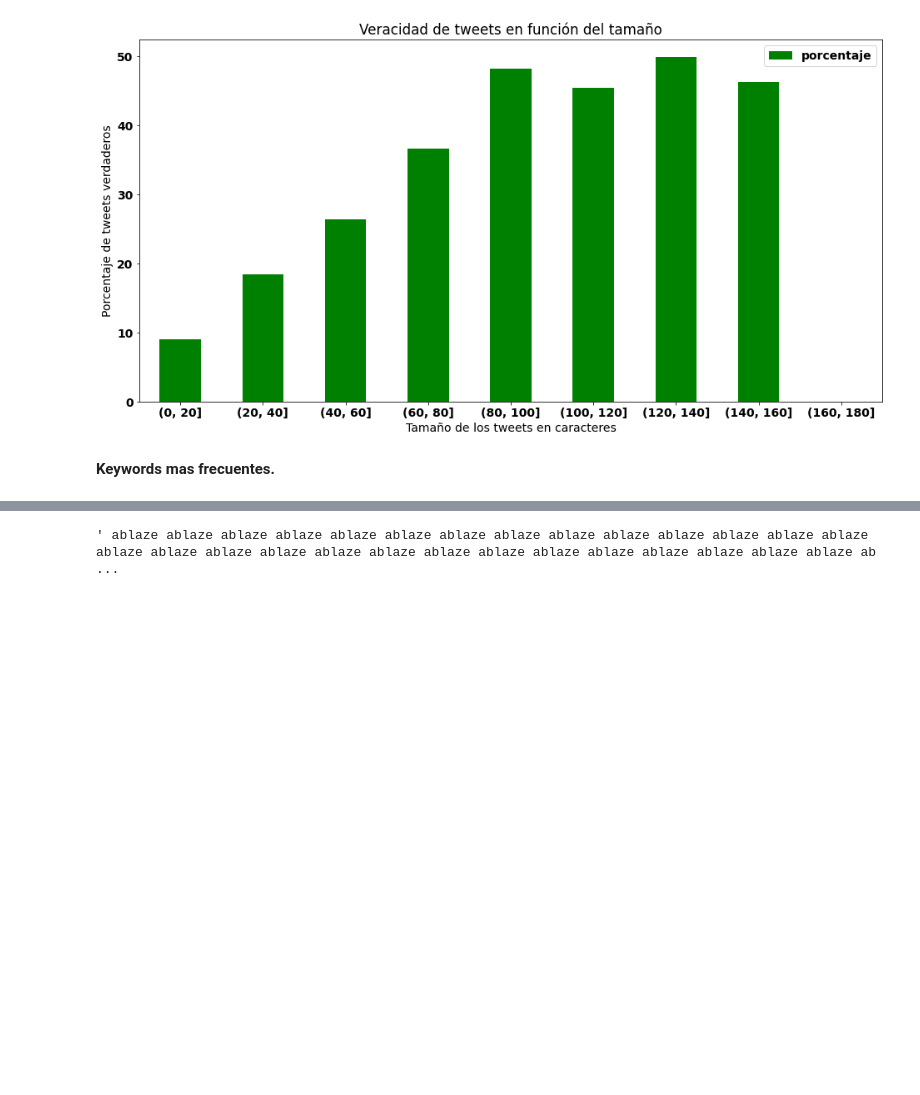
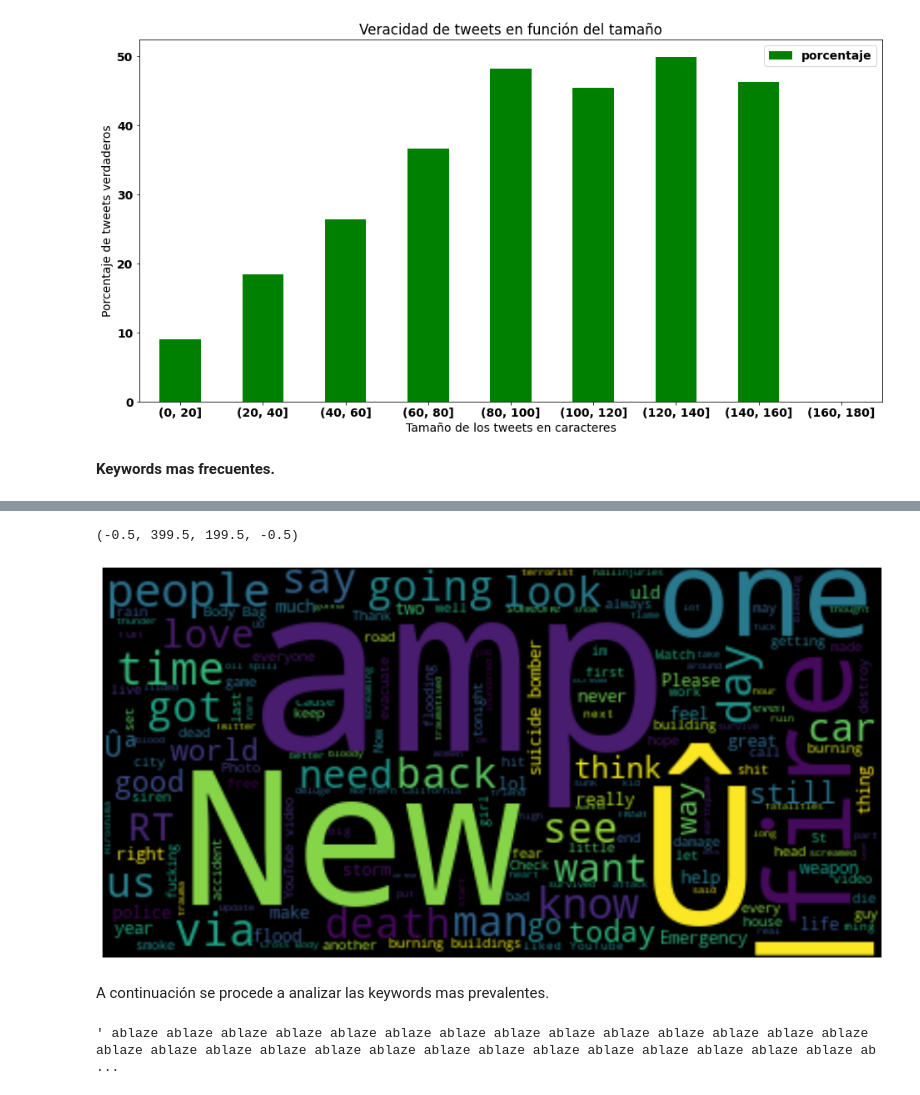
Before and after one commit to JulioCastillo1/TP1-Datos, a Jupyter notebook: TP1-Datos.ipynb, the cells around one changed output, grey strips where cells are left out. Drawn from its saved outputs; the diff is of its cells as text; code cells hidden in the pictures; blank space fills up the shorter version.

```diff
--- a/TP1-Datos.ipynb
+++ b/TP1-Datos.ipynb
@@ -182,3 +186,20 @@ Se procede a realizar la visualización teniendo en cuenta solamente las keyword
+# %%
+stopwordsList = stopwords.words('english')
+# %%
+cleaned = ' '.join([word for word in strings.split() if word not in stopwordsList])
+cleaned = cleaned.replace("https"," ")
+cleaned = cleaned.replace("co"," ")
+# %%
+wordcloud = wc.WordCloud().generate(cleaned)
+# %%
+plt.figure(figsize=(15,10))
+plt.imshow(wordcloud,interpolation = "bilinear")
+plt.axis("off")
+# %% [output]
+(-0.5, 399.5, 199.5, -0.5)
+[figure, added]
+# %% [markdown]
+A continuación se procede a analizar las keywords mas prevalentes.
 # %%
 keywords=tweets[['keyword']].dropna().astype('str')
 # %%
```
Also changed, not shown: parts of 12 cells of this notebook.
